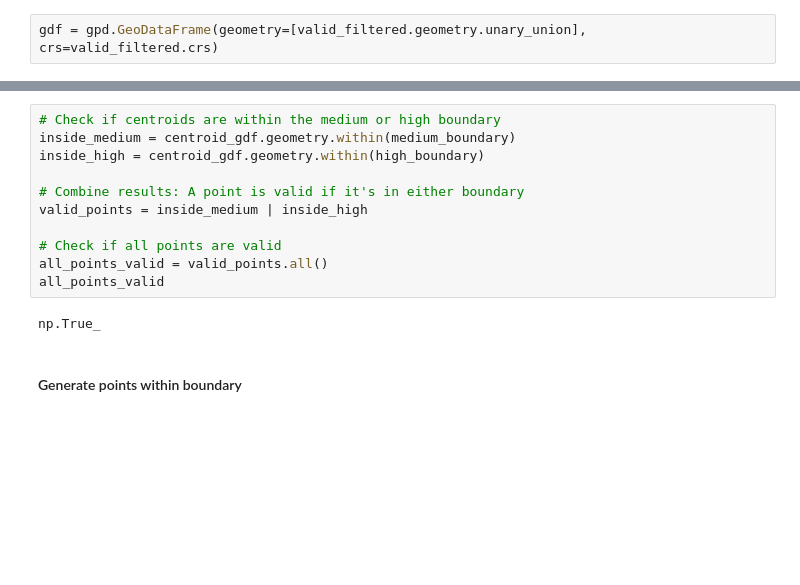
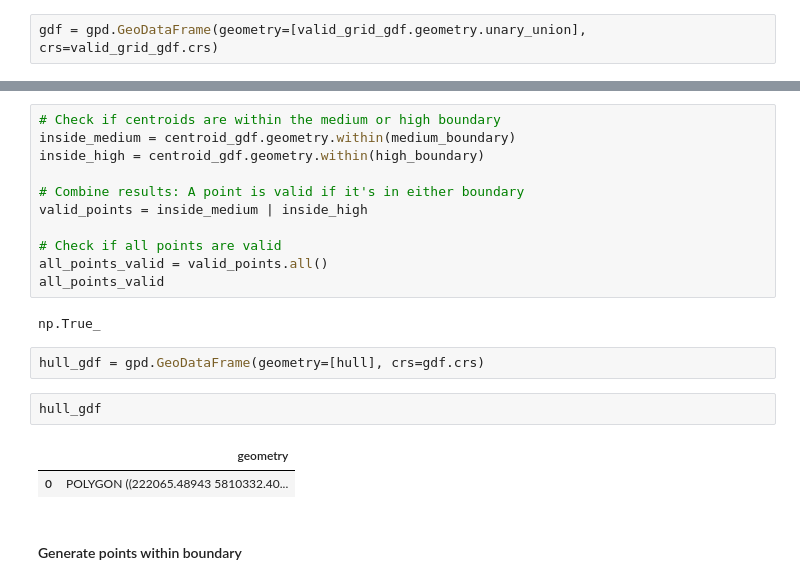
Before and after one commit to lukasbeuster/throwing_shade, a Jupyter notebook: code/070225_Download_SolarAPI_Custom.ipynb, the cells around one changed output, grey strips where cells are left out. Cells and saved outputs as stored; diff of their text form; blank space fills up the shorter version.

```diff
--- a/code/070225_Download_SolarAPI_Custom.ipynb
+++ b/code/070225_Download_SolarAPI_Custom.ipynb
@@ -768,7 +776,7 @@ gdf = gpd.GeoDataFrame(geometry=[hull], crs=centroid_gdf.crs)
 # %% [markdown]
 ------------------------------------------
 # %%
-gdf = gpd.GeoDataFrame(geometry=[valid_filtered.geometry.unary_union], crs=valid_filtered.crs)
+gdf = gpd.GeoDataFrame(geometry=[valid_grid_gdf.geometry.unary_union], crs=valid_grid_gdf.crs)
 # %%
 # Plot the grid cells:
 ax = points_dataset.plot(color="red", markersize=0.1, label="Points", figsize=(10, 8))
@@ -872,6 +880,13 @@ all_points_valid = valid_points.all()
 all_points_valid
 # %% [output]
 np.True_
+# %%
+hull_gdf = gpd.GeoDataFrame(geometry=[hull], crs=gdf.crs)
+# %%
+hull_gdf
+# %% [output]
+|  | geometry |
+| 0 | POLYGON ((222065.48943 5810332.40... |
 # %% [markdown]
 #### Generate points within boundary
 # %%
```
Also changed, not shown: parts of 22 cells of this notebook, 7 other files.
